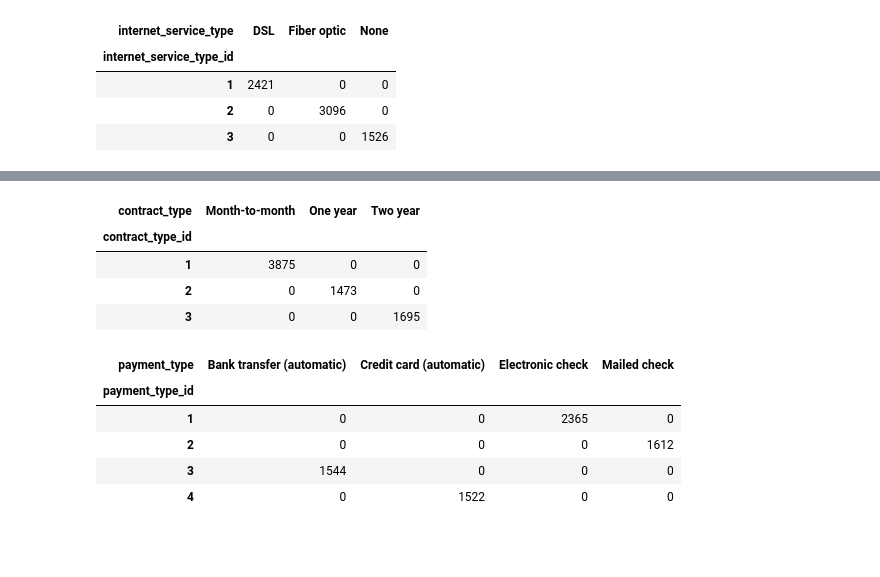
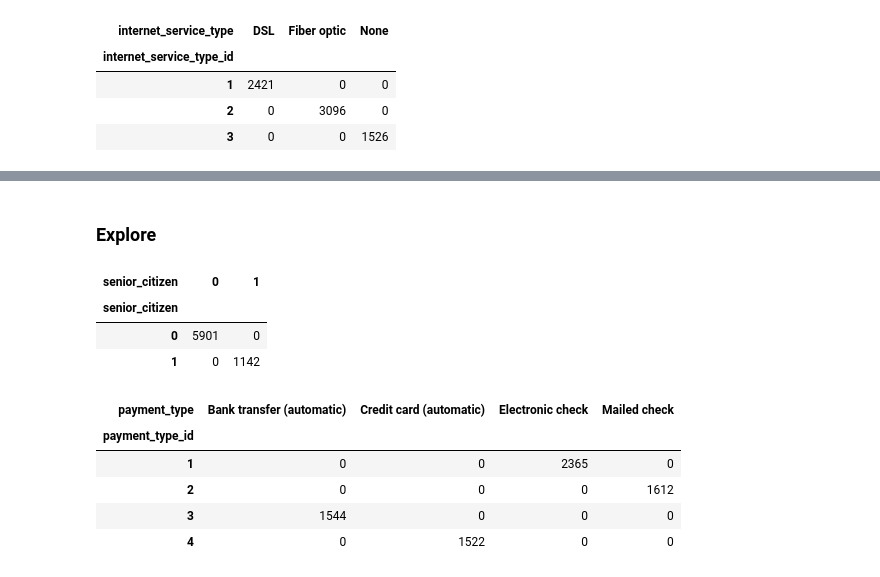
Before and after one commit to KristineCabanela/project_classification, a Jupyter notebook: telco.ipynb, the cells around one changed output, grey strips where cells are left out. Cells and saved outputs as stored; diff of their text form; code cells hidden in the pictures; blank space fills up the shorter version.

```diff
--- a/telco.ipynb
+++ b/telco.ipynb
@@ -127,10 +150,11 @@ pd.crosstab(original_telco.internet_service_type_id, original_telco.internet_ser
+# %% [markdown]
+### Explore
 # %%
-pd.crosstab(original_telco.contract_type_id, original_telco.contract_type)
+pd.crosstab(original_telco.senior_citizen, original_telco.senior_citizen)
 # %% [output]
-| contract_type | Month-to-month | One year | Two year |
-| contract_type_id |  |  |  |
-| 1 | 3875 | 0 | 0 |
-| 2 | 0 | 1473 | 0 |
-| 3 | 0 | 0 | 1695 |
+| senior_citizen | 0 | 1 |
+| senior_citizen |  |  |
+| 0 | 5901 | 0 |
+| 1 | 0 | 1142 |
 # %%
 pd.crosstab(original_telco.payment_type_id, original_telco.payment_type)
```
Also changed, not shown: parts of 14 cells of this notebook.
